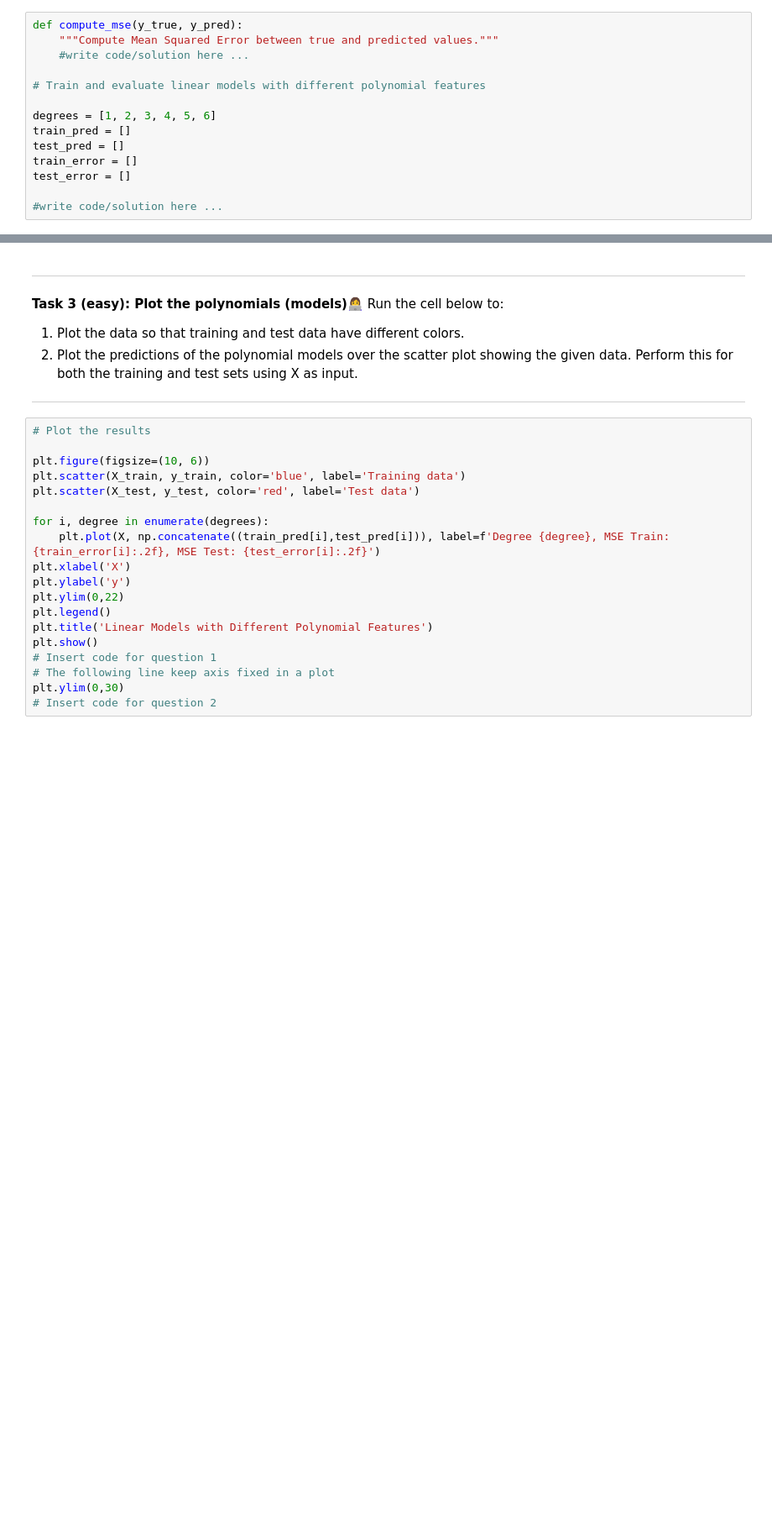
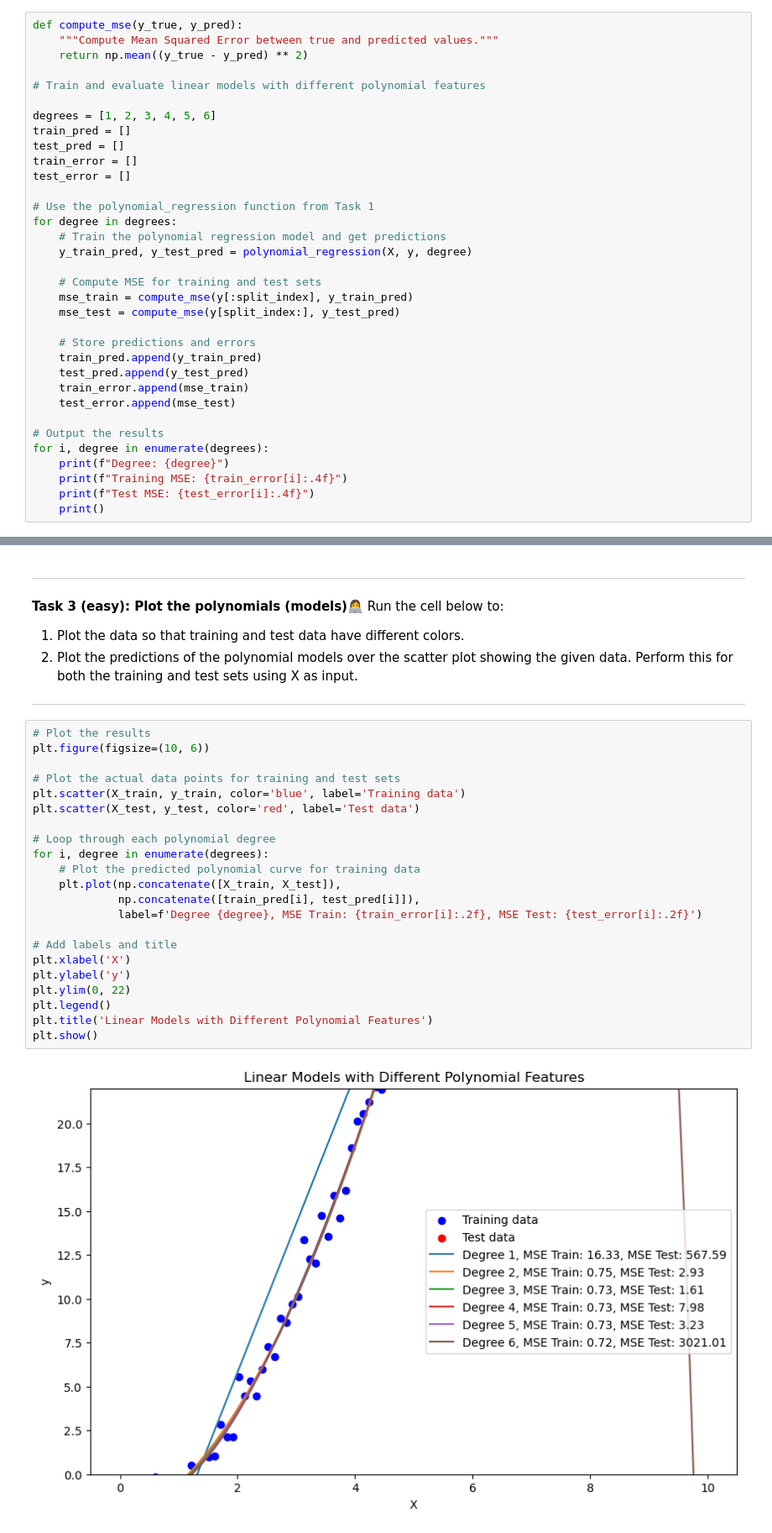
Before and after one commit to Grumlebob/MachineLearning2024, a Jupyter notebook: Exercises/vscode/W07/02-model_complexity.ipynb, the cells around one changed output, grey strips where cells are left out. Shown at 84% size. Saved outputs shown, nothing was run; the diff lists cells and outputs as text; blank space fills up the shorter version.

```diff
--- a/Exercises/vscode/W07/02-model_complexity.ipynb
+++ b/Exercises/vscode/W07/02-model_complexity.ipynb
@@ -137,7 +188,7 @@ You may save some time by modifying the implementation of the `rmse`
 # %%
 def compute_mse(y_true, y_pred):
     """Compute Mean Squared Error between true and predicted values."""
-    #write code/solution here ...
+    return np.mean((y_true - y_pred) ** 2)
 
 # Train and evaluate linear models with different polynomial features
 
@@ -147,4 +198,24 @@ test_pred = []
 train_error = []
 test_error = []
 
-#write code/solution here ...
+# Use the polynomial_regression function from Task 1
+for degree in degrees:
+    # Train the polynomial regression model and get predictions
+    y_train_pred, y_test_pred = polynomial_regression(X, y, degree)
+
+    # Compute MSE for training and test sets
+    mse_train = compute_mse(y[:split_index], y_train_pred)
+    mse_test = compute_mse(y[split_index:], y_test_pred)
+
+    # Store predictions and errors
+    train_pred.append(y_train_pred)
+    test_pred.append(y_test_pred)
+    train_error.append(mse_train)
+    test_error.append(mse_test)
+
+# Output the results
+for i, degree in enumerate(degrees):
+    print(f"Degree: {degree}")
+    print(f"Training MSE: {train_error[i]:.4f}")
+    print(f"Test MSE: {test_error[i]:.4f}")
+    print()
@@ -160,23 +249,28 @@ Run the cell below to:
 ---
 # %%
 # Plot the results
+plt.figure(figsize=(10, 6))
 
-plt.figure(figsize=(10, 6))
+# Plot the actual data points for training and test sets
 plt.scatter(X_train, y_train, color='blue', label='Training data')
 plt.scatter(X_test, y_test, color='red', label='Test data')
 
+# Loop through each polynomial degree
 for i, degree in enumerate(degrees):
-    plt.plot(X, np.concatenate((train_pred[i],test_pred[i])), label=f'Degree {degree}, MSE Train: {train_error[i]:.2f}, MSE Test: {test_error[i]:.2f}')
+    # Plot the predicted polynomial curve for training data
+    plt.plot(np.concatenate([X_train, X_test]),
+             np.concatenate([train_pred[i], test_pred[i]]),
+             label=f'Degree {degree}, MSE Train: {train_error[i]:.2f}, MSE Test: {test_error[i]:.2f}')
+
+# Add labels and title
 plt.xlabel('X')
 plt.ylabel('y')
-plt.ylim(0,22)
+plt.ylim(0, 22)
 plt.legend()
 plt.title('Linear Models with Different Polynomial Features')
 plt.show()
-# Insert code for question 1
-# The following line keep axis fixed in a plot
-plt.ylim(0,30)
-# Insert code for question 2
+# %% [output]
+[figure, added]
 # %% [markdown]
 
 ---
```
Also changed, not shown: parts of 8 cells of this notebook, 2 other files.
